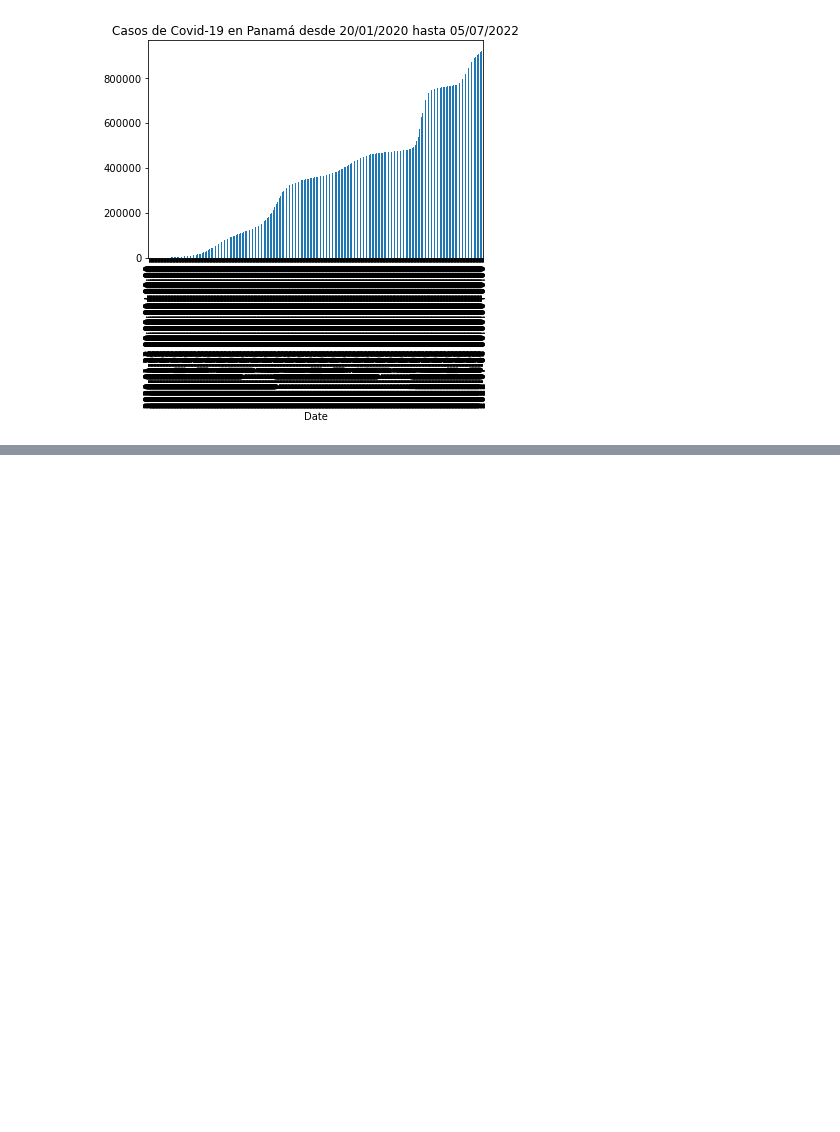
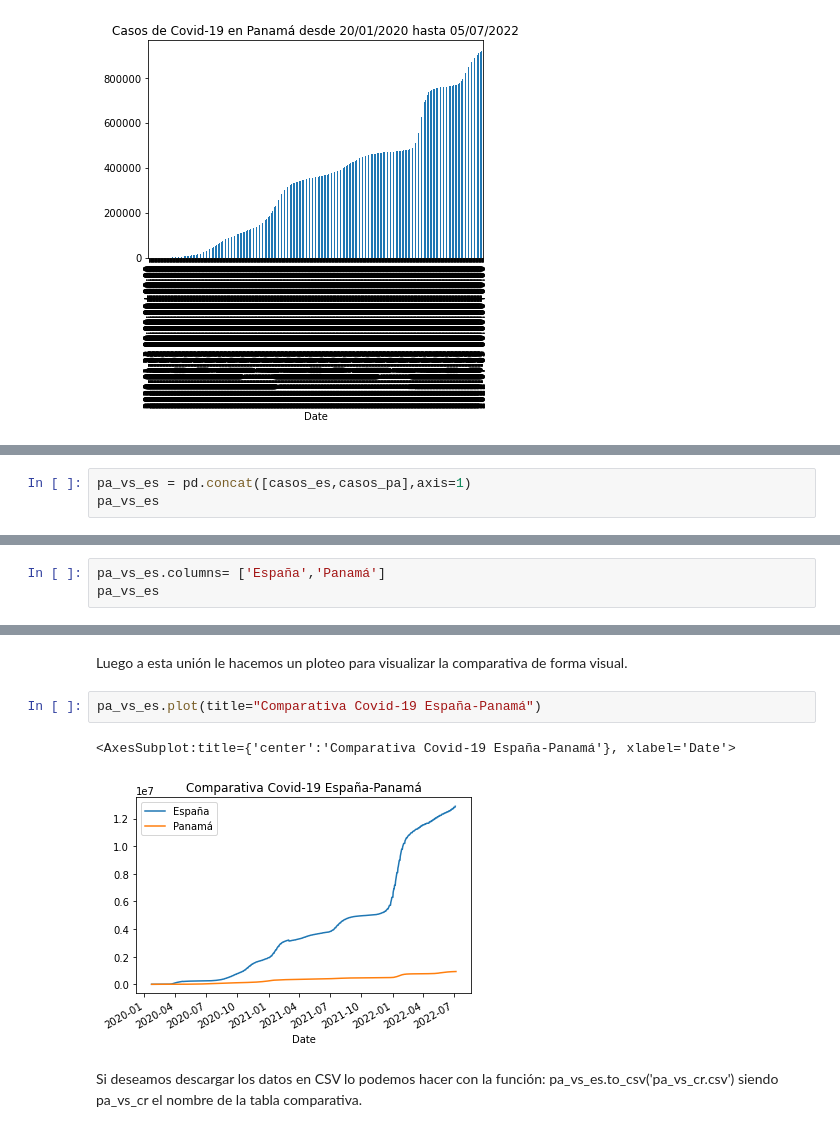
Before and after one commit to nebrijas/csaldanag, a Jupyter notebook: ad4.ipynb, the cells around one changed output, grey strips where cells are left out. Drawn from its saved outputs; the diff is of its cells as text; blank space fills up the shorter version.

```diff
--- a/ad4.ipynb
+++ b/ad4.ipynb
@@ -162,0 +174,3 @@ plot_rt_pa = df_rt_pa.set_index('Date')['Cases'].plot(title="Casos de Covid-19 e
+# %%
+pa_vs_es = pd.concat([casos_es,casos_pa],axis=1)
+pa_vs_es
@@ -162,0 +194,3 @@ plot_rt_pa = df_rt_pa.set_index('Date')['Cases'].plot(title="Casos de Covid-19 e
+# %%
+pa_vs_es.columns= ['España','Panamá']
+pa_vs_es
@@ -162,0 +212,9 @@ plot_rt_pa = df_rt_pa.set_index('Date')['Cases'].plot(title="Casos de Covid-19 e
+# %% [markdown]
+Luego a esta unión le hacemos un ploteo para visualizar la comparativa de forma visual.
+# %%
+pa_vs_es.plot(title="Comparativa Covid-19 España-Panamá")
+# %% [output]
+<AxesSubplot:title={'center':'Comparativa Covid-19 España-Panamá'}, xlabel='Date'>
+[figure, added]
+# %% [markdown]
+Si deseamos descargar los datos en CSV lo podemos hacer con la función: pa_vs_es.to_csv('pa_vs_cr.csv') siendo pa_vs_cr el nombre de la tabla comparativa.
```
Also changed, not shown: parts of 52 cells of this notebook.
